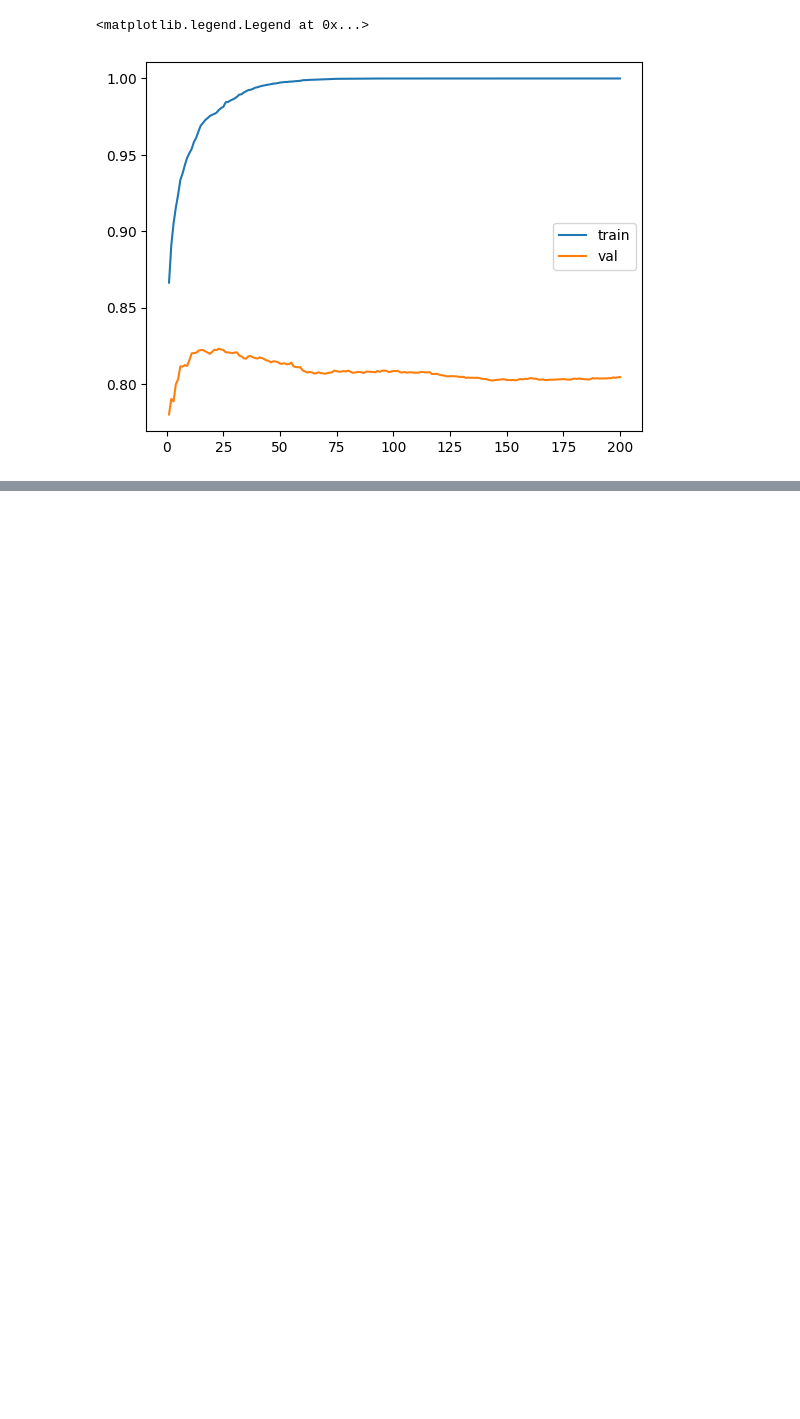
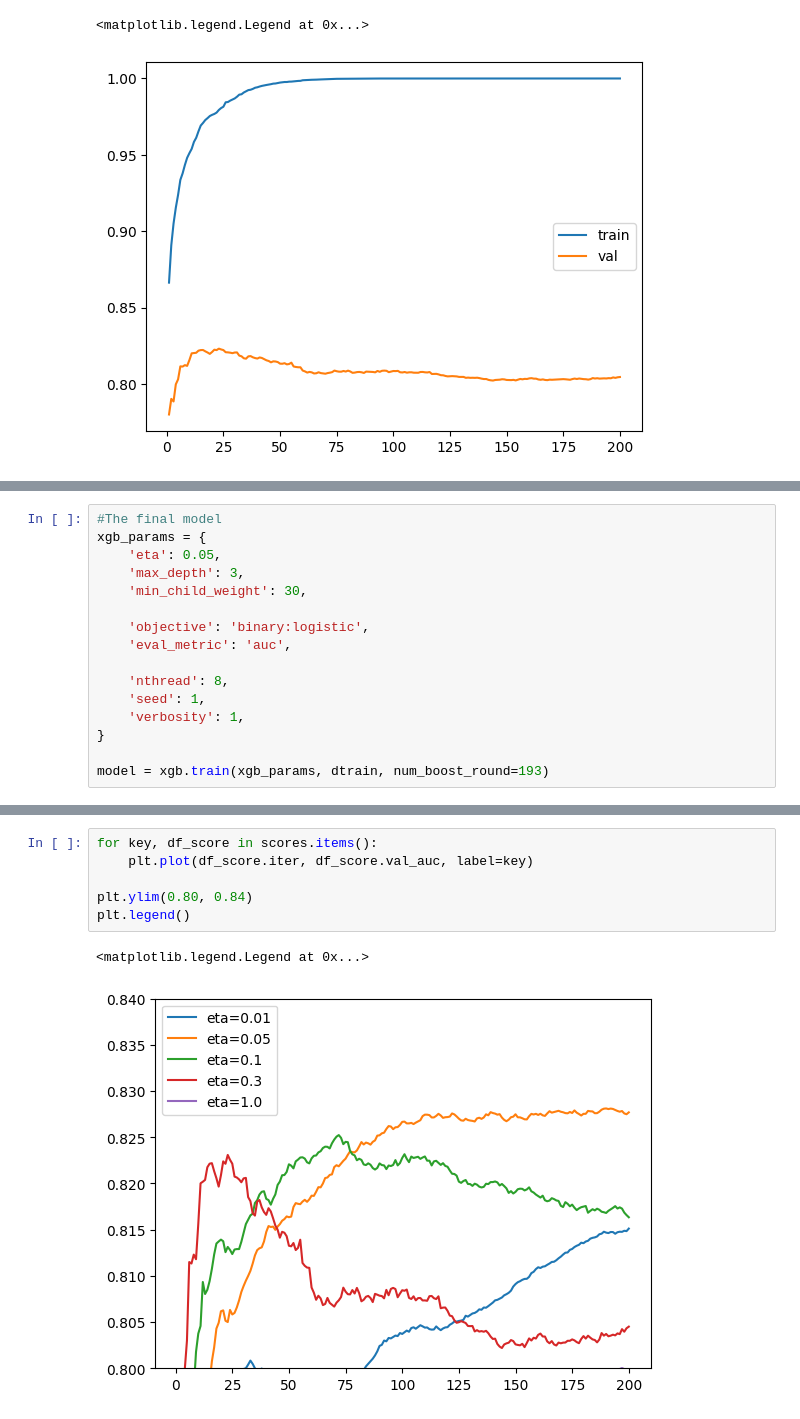
Before and after one commit to TEE-PLUS/ML-Zoomcamp, a Jupyter notebook: Module 06-trees/Module 06_note.ipynb, the cells around one changed output, grey strips where cells are left out. Cells and saved outputs as stored; diff of their text form; blank space fills up the shorter version.

```diff
--- a/Module 06-trees/Module 06_note.ipynb
+++ b/Module 06-trees/Module 06_note.ipynb
@@ -666,0 +777,16 @@ plt.legend()
+# %%
+#The final model
+xgb_params = {
+    'eta': 0.05,
+    'max_depth': 3,
+    'min_child_weight': 30,
+
+    'objective': 'binary:logistic',
+    'eval_metric': 'auc',
+
+    'nthread': 8,
+    'seed': 1,
+    'verbosity': 1,
+}
+
+model = xgb.train(xgb_params, dtrain, num_boost_round=193)
@@ -666,0 +834,9 @@ plt.legend()
+# %%
+for key, df_score in scores.items():
+    plt.plot(df_score.iter, df_score.val_auc, label=key)
+
+plt.ylim(0.80, 0.84)
+plt.legend()
+# %% [output]
+<matplotlib.legend.Legend at 0x...>
+[figure, added]
```
Also changed, not shown: parts of 31 cells of this notebook.
